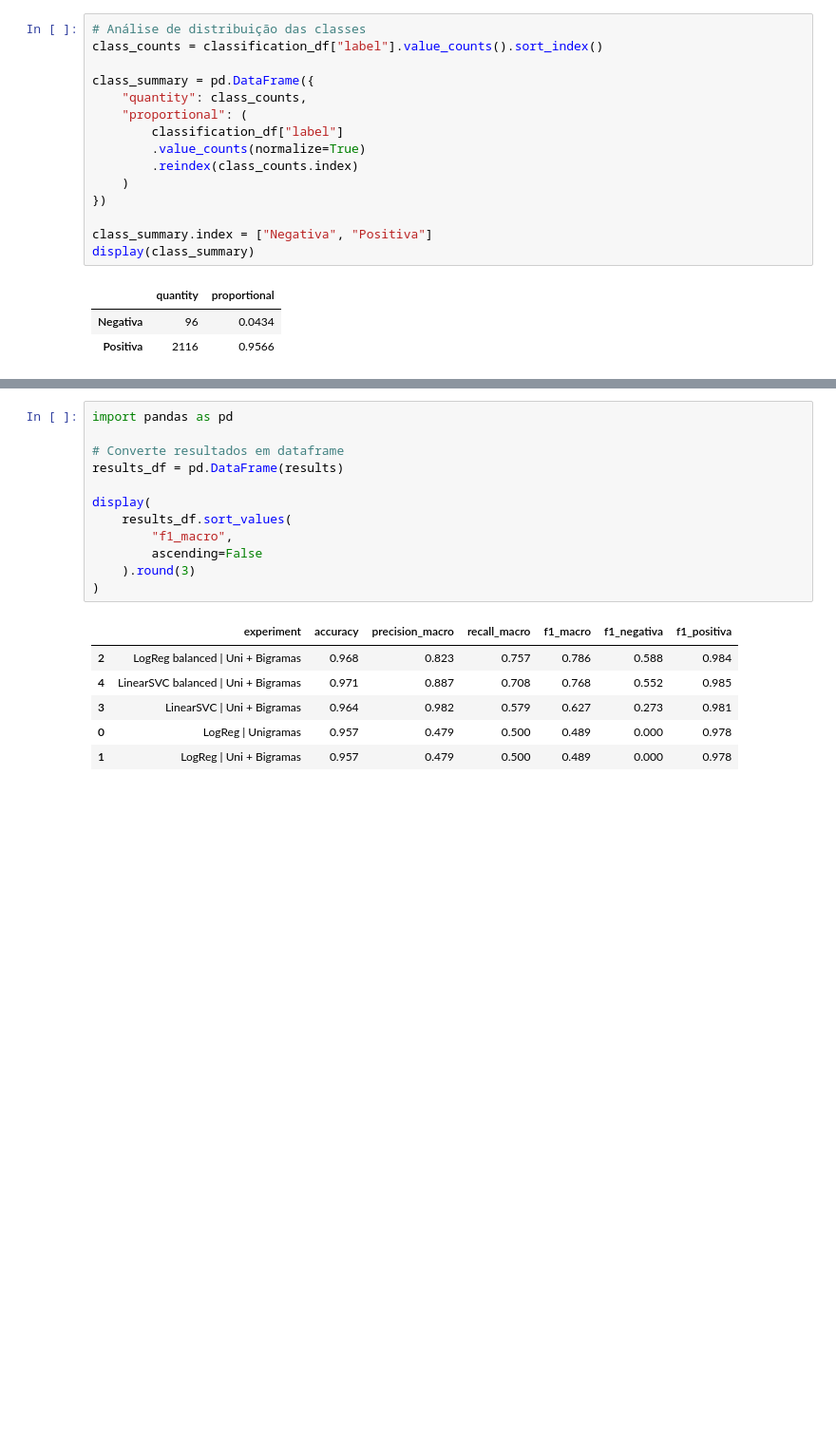
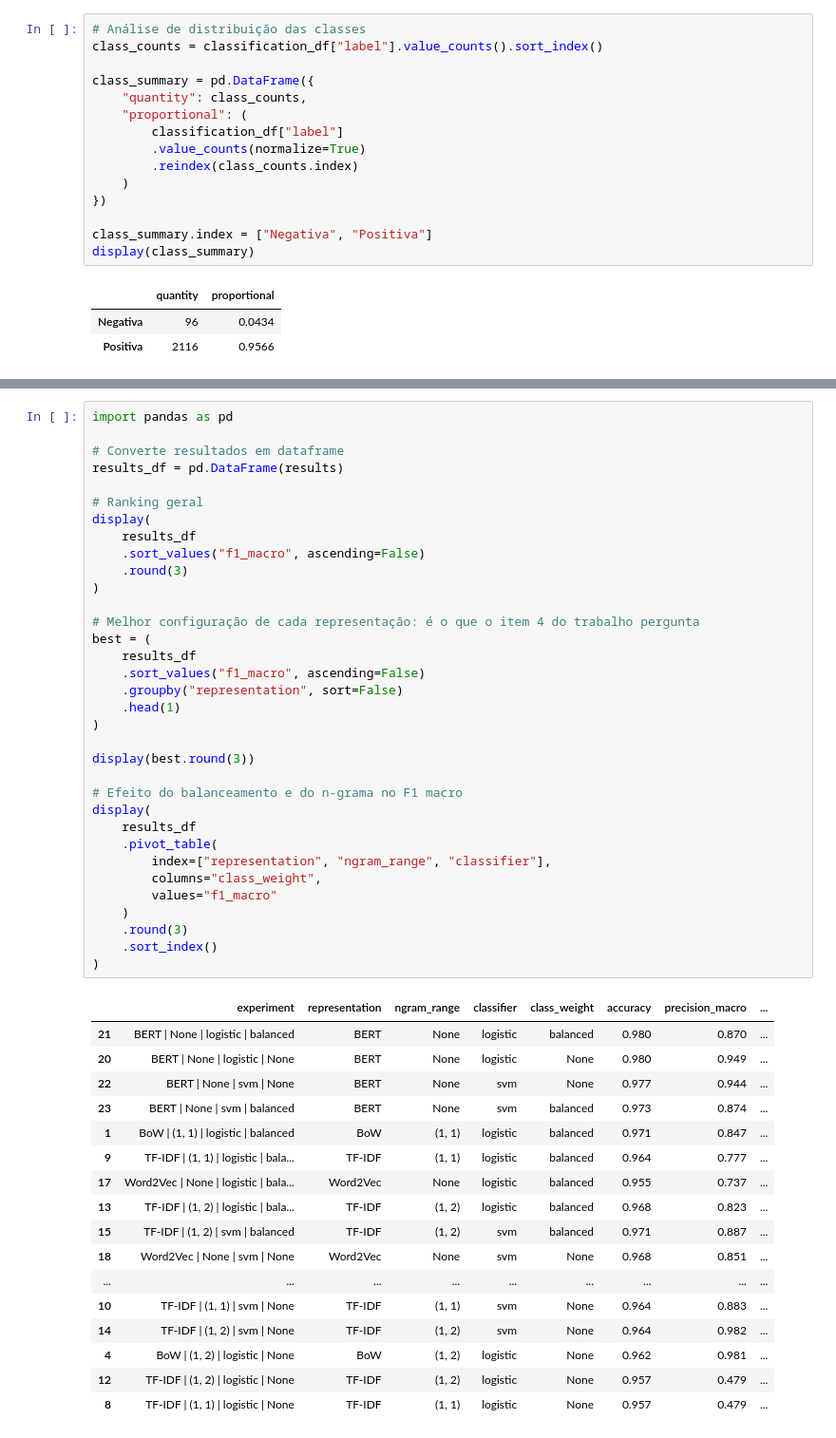
Before and after one commit to incrisvel/adaptaste, a Jupyter notebook: classification.ipynb, the cells around one changed output, grey strips where cells are left out. Shown at 95% size. Saved outputs shown, nothing was run; the diff lists cells and outputs as text; blank space fills up the shorter version.

```diff
--- a/classification.ipynb
+++ b/classification.ipynb
@@ -220,19 +435,52 @@ for experiment in experiments:
-# %%
-import pandas as pd
-
-# Converte resultados em dataframe
-results_df = pd.DataFrame(results)
-
-display(
-    results_df.sort_values(
-        "f1_macro",
-        ascending=False
-    ).round(3)
-)
-# %% [output]
-|  | experiment | accuracy | precision_macro | recall_macro | f1_macro | f1_negativa | f1_positiva |
-| 2 | LogReg balanced | Uni + Bigramas | 0.968 | 0.823 | 0.757 | 0.786 | 0.588 | 0.984 |
-| 4 | LinearSVC balanced | Uni + Bigramas | 0.971 | 0.887 | 0.708 | 0.768 | 0.552 | 0.985 |
-| 3 | LinearSVC | Uni + Bigramas | 0.964 | 0.982 | 0.579 | 0.627 | 0.273 | 0.981 |
-| 0 | LogReg | Unigramas | 0.957 | 0.479 | 0.500 | 0.489 | 0.000 | 0.978 |
-| 1 | LogReg | Uni + Bigramas | 0.957 | 0.479 | 0.500 | 0.489 | 0.000 | 0.978 |
+# %%
+import pandas as pd
+
+# Converte resultados em dataframe
+results_df = pd.DataFrame(results)
+
+# Ranking geral
+display(
+    results_df
+    .sort_values("f1_macro", ascending=False)
+    .round(3)
+)
+
+# Melhor configuração de cada representação: é o que o item 4 do trabalho pergunta
+best = (
+    results_df
+    .sort_values("f1_macro", ascending=False)
+    .groupby("representation", sort=False)
+    .head(1)
+)
+
+display(best.round(3))
+
+# Efeito do balanceamento e do n-grama no F1 macro
+display(
+    results_df
+    .pivot_table(
+        index=["representation", "ngram_range", "classifier"],
+        columns="class_weight",
+        values="f1_macro"
+    )
+    .round(3)
+    .sort_index()
+)
+# %% [output]
+|  | experiment | representation | ngram_range | classifier | class_weight | accuracy | precision_macro | ... |
+| 21 | BERT | None | logistic | balanced | BERT | None | logistic | balanced | 0.980 | 0.870 | ... |
+| 20 | BERT | None | logistic | None | BERT | None | logistic | None | 0.980 | 0.949 | ... |
+| 22 | BERT | None | svm | None | BERT | None | svm | None | 0.977 | 0.944 | ... |
+| 23 | BERT | None | svm | balanced | BERT | None | svm | balanced | 0.973 | 0.874 | ... |
+| 1 | BoW | (1, 1) | logistic | balanced | BoW | (1, 1) | logistic | balanced | 0.971 | 0.847 | ... |
+| 9 | TF-IDF | (1, 1) | logistic | bala... | TF-IDF | (1, 1) | logistic | balanced | 0.964 | 0.777 | ... |
+| 17 | Word2Vec | None | logistic | bala... | Word2Vec | None | logistic | balanced | 0.955 | 0.737 | ... |
+| 13 | TF-IDF | (1, 2) | logistic | bala... | TF-IDF | (1, 2) | logistic | balanced | 0.968 | 0.823 | ... |
+| 15 | TF-IDF | (1, 2) | svm | balanced | TF-IDF | (1, 2) | svm | balanced | 0.971 | 0.887 | ... |
+| 18 | Word2Vec | None | svm | None | Word2Vec | None | svm | None | 0.968 | 0.851 | ... |
+| ... | ... | ... | ... | ... | ... | ... | ... | ... |
+| 10 | TF-IDF | (1, 1) | svm | None | TF-IDF | (1, 1) | svm | None | 0.964 | 0.883 | ... |
+| 14 | TF-IDF | (1, 2) | svm | None | TF-IDF | (1, 2) | svm | None | 0.964 | 0.982 | ... |
+| 4 | BoW | (1, 2) | logistic | None | BoW | (1, 2) | logistic | None | 0.962 | 0.981 | ... |
+| 12 | TF-IDF | (1, 2) | logistic | None | TF-IDF | (1, 2) | logistic | None | 0.957 | 0.479 | ... |
+| 8 | TF-IDF | (1, 1) | logistic | None | TF-IDF | (1, 1) | logistic | None | 0.957 | 0.479 | ... |
```
Also changed, not shown: parts of 19 cells of this notebook.
